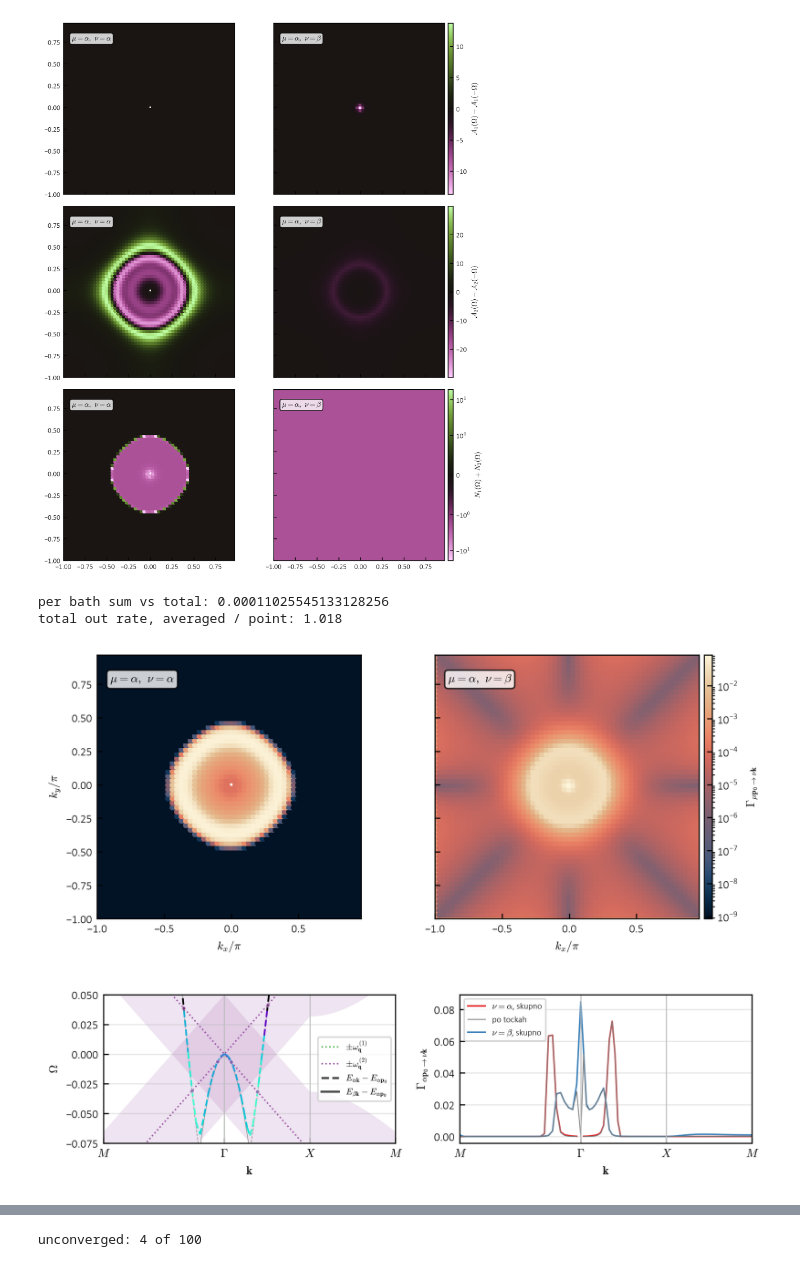
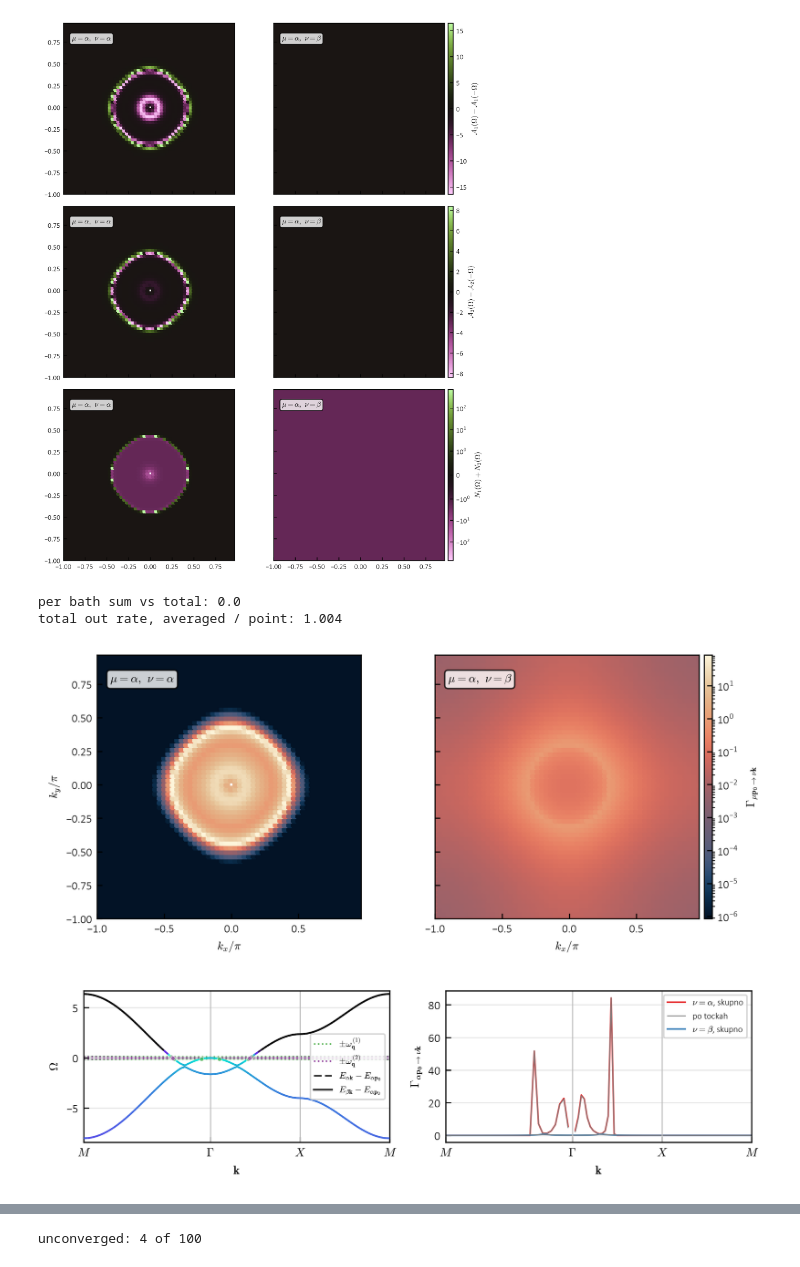
Before and after one commit to korl-z/IJS-F1, a Jupyter notebook: Koda/EI_baths/phonon-photon-realnumbers.ipynb, the cells around one changed output, grey strips where cells are left out. Drawn from its saved outputs; the diff is of its cells as text; code cells hidden in the pictures.

```diff
--- a/Koda/EI_baths/phonon-photon-realnumbers.ipynb
+++ b/Koda/EI_baths/phonon-photon-realnumbers.ipynb
@@ -89,7 +89,7 @@ t2a = tn * tc
 nt = tg["nt"]
 
 st = ej.mf_state(bd_ref, p, s0.d, s0.m)
-t1n, t2n = 0.8, 0.2
+t1n, t2n = 1.2, 0.6
 t1, t2 = t1n * tc, t2n * tc
 # %%
 bc = op["bath"]
@@ -290,7 +288,7 @@ with pt.figure(shape=(nr, 2), h=0.85 * nr, w=2.0, sharex=True, sharey=True) as f
             r"$N_1(\Omega)+N_2(\Omega)$", cmap=cmaps.vanimo)
     # plt.savefig(FIG_PATH + "bath_components_mixed.pdf", bbox_inches="tight")
 # %% [output]
-[figure, old version]
+[figure, new version]
 # %%
 
 # ns_ = 16
@@ -360,9 +358,9 @@ with pt.figure(shape=(1, 2), h=0.85, w=2.0, sharex=True, sharey=True) as fg:
     fg.ax[0].set_ylabel(r"$k_y/\pi$")
     # plt.savefig(FIG_PATH + "Gamma_d=2_mixed.pdf", bbox_inches="tight")
 # %% [output]
-per bath sum vs total: 0.00011025545133128256
-total out rate, averaged / point: 1.018
+per bath sum vs total: 0.0
+total out rate, averaged / point: 1.004
-[figure, old version]
+[figure, new version]
 # %%
 ij, x, xt = k_path(bd)
 sh = bd.shape
@@ -515,35 +513,35 @@ with pt.figure(shape=(1, 2), h=.6, w=2.0, sharex=True) as fg:
 
     yy = np.r_[dea.ravel(), np.concatenate(wq), -np.concatenate(wq)]
     dy = 0.04 * (np.nanmax(yy) - np.nanmin(yy))
     format_ax(a, x=x, ylabel=r"$\Omega$",
               ylim=(np.nanmin(yy) - dy, np.nanmax(yy) + dy), xticks=xt)
     a.set_ylim(min(dea[1]) *1.05, 1.05 *max(dea[0]))
-    a.set_ylim(-1.5*.05, .05)
+    # a.set_ylim(-1.5*.05, .05)
     # add_legend(a, fontsize=7, loc="center", ncol=2)
     add_legend(a, fontsize=6, loc=5, ncol=1)
 
     a = fg.ax[1]
     for nu in range(2):
         a.plot(x, yr[nu], color=SET1_LIST[nu], lw=1.0,
                label=rf"$\nu={bl[nu]}$, skupno")
         a.plot(x, y0[nu], color="gray", ls="-", lw=0.6,
                label=rf"po tockah" if nu == 0 else None)
     # a.set_yscale("log")
     # a.set_ylim(1.0e-8 * np.nanmax(yr), 2.0 * np.nanmax(yr))
     format_ax(a, x=x, ylabel=rf"$\Gamma_{{{bl[mu]}\mathbf{{p}}_0\to\nu\mathbf{{k}}}}$",
               xticks=xt)
     add_legend(a, ncol=1, fontsize=6)
 
     for a in fg.ax:
         a.axvline(xt[1], color="0.75", lw=0.7)
         a.axvline(xt[2], color="0.75", lw=0.7)
     fg.ax[-1].set_xticklabels(tl)
     fg.ax[0].set_xlabel(r"$\mathbf{k}$")
     fg.ax[-1].set_xlabel(r"$\mathbf{k}$")
     fg.layout((0, 0, 1, 0.95))
     # plt.savefig(FIG_PATH + "GamXM_path_BEC_nadTc.pdf", bbox_inches="tight")
 # %% [output]
-[figure, old version]
+[figure, new version]
 # %%
 # n = int(round(np.sqrt(len(kg))))
 # dk = 2 * np.pi / (n * bs[0].a0)
```
Also changed, not shown: parts of 9 cells of this notebook, 19 other files.
